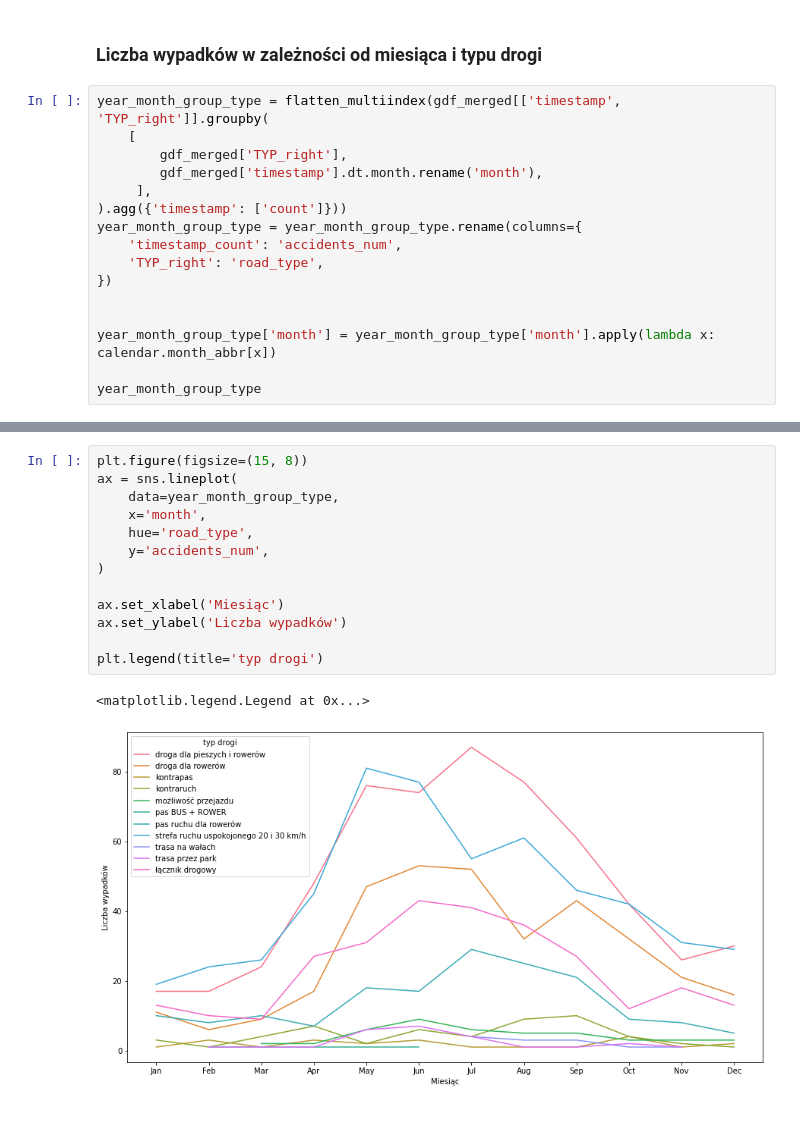
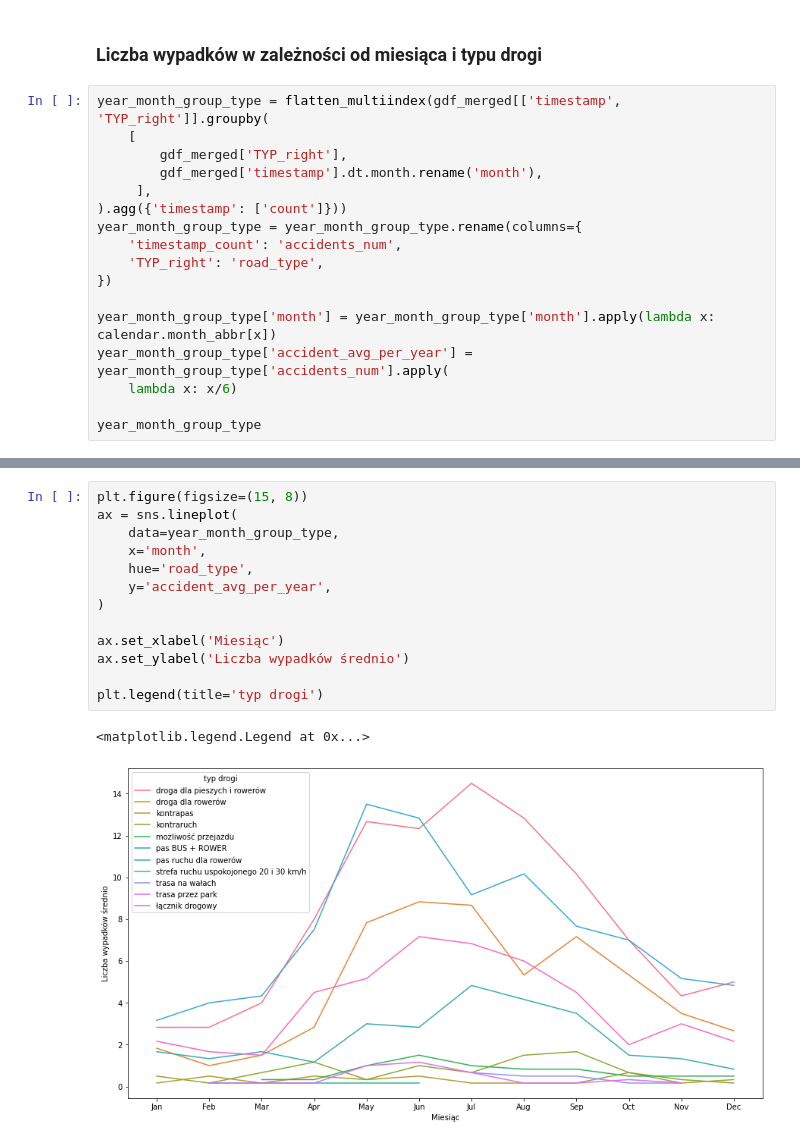
Before and after one commit to spatial-data-PWr/traffic-accidents, a Jupyter notebook: notebooks/03_data_vis.ipynb, the cells around one changed output, grey strips where cells are left out. Cells and saved outputs as stored; diff of their text form.

Commit message:
chore: add lineplot for accidents per month with hue on road type

```diff
--- a/notebooks/03_data_vis.ipynb
+++ b/notebooks/03_data_vis.ipynb
@@ -385,8 +385,9 @@ year_month_group_type = year_month_group_type.rename(columns={
     'TYP_right': 'road_type',
 })
 
-
 year_month_group_type['month'] = year_month_group_type['month'].apply(lambda x: calendar.month_abbr[x])
+year_month_group_type['accident_avg_per_year'] = year_month_group_type['accidents_num'].apply(
+    lambda x: x/6)
 
 year_month_group_type
 # %% [output]
@@ -406,16 +407,16 @@ year_month_group_type
 # %%
 plt.figure(figsize=(15, 8))
 ax = sns.lineplot(
     data=year_month_group_type,
     x='month',
     hue='road_type',
-    y='accidents_num',
+    y='accident_avg_per_year',
 )
 
 ax.set_xlabel('Miesiąc')
-ax.set_ylabel('Liczba wypadków')
+ax.set_ylabel('Liczba wypadków średnio')
 
 plt.legend(title='typ drogi')
 # %% [output]
 <matplotlib.legend.Legend at 0x...>
-[figure, old version]
+[figure, new version]
```
Also changed, not shown: parts of 1 cell of this notebook.
